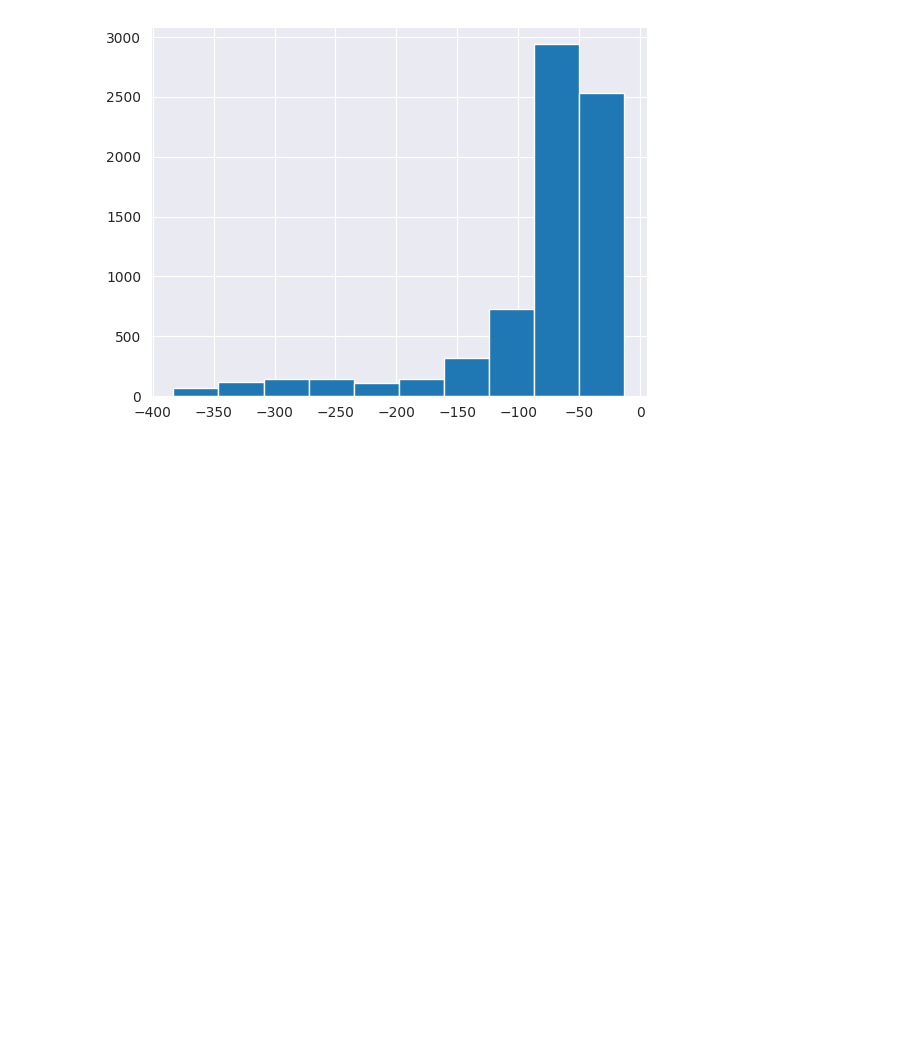
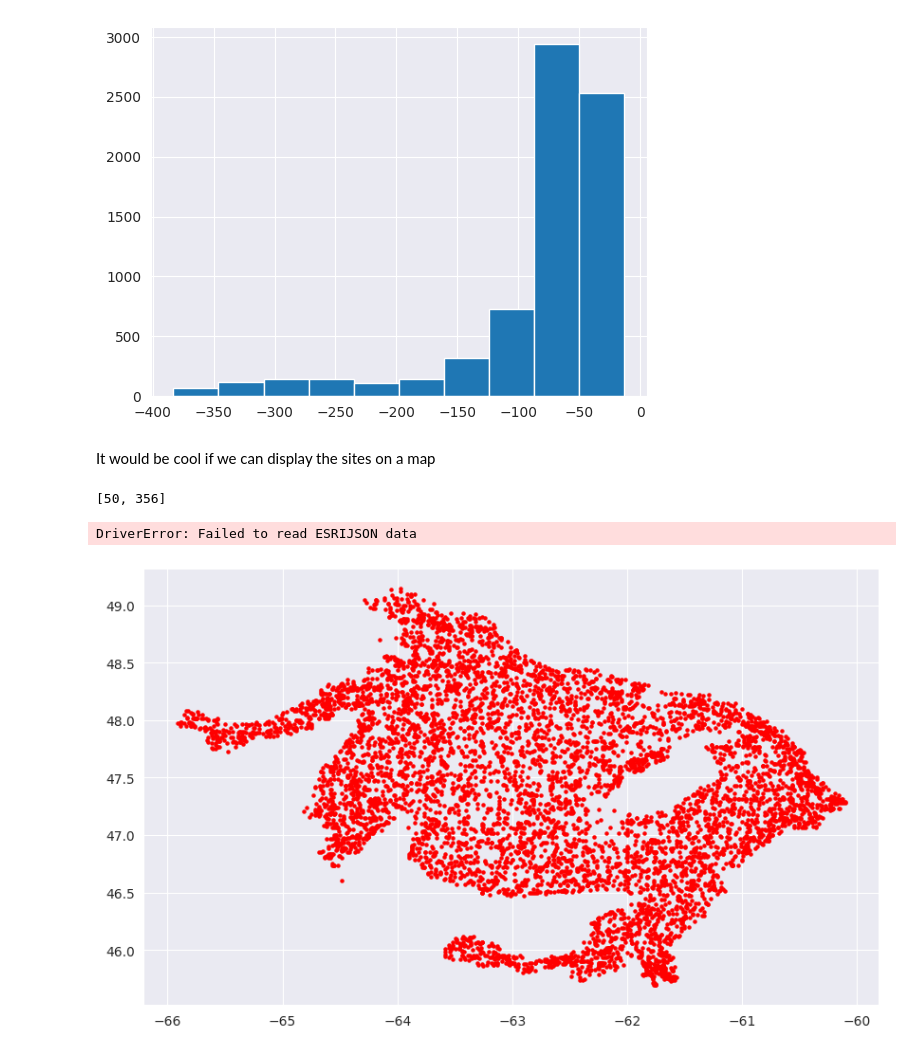
Before and after one commit to davjfish/WatspeedStatsGroupProject, a Jupyter notebook: analysis/Initial_Exploration_of_Data.ipynb, the cells around one changed output. Cells and saved outputs as stored; diff of their text form; code cells hidden in the pictures; blank space fills up the shorter version.

```diff
--- a/analysis/Initial_Exploration_of_Data.ipynb
+++ b/analysis/Initial_Exploration_of_Data.ipynb
@@ -358,3 +356,5 @@ set_df["elevation"].hist()
 # %% [output]
 <Axes: >
 [figure]
+# %% [markdown]
+It would be cool if we can display the sites on a map
@@ -360,0 +381,27 @@ set_df["elevation"].hist()
+# %%
+marker.location
+# %% [output]
+[50, 356]
+# %%
+import pandas as pd
+from shapely.geometry import Point
+import geopandas as gpd
+from geopandas import GeoDataFrame
+
+geometry = [Point(xy) for xy in zip(set_df['longitude'], set_df['latitude'])]
+gdf = GeoDataFrame(set_df, geometry=geometry)
+fig, ax = plt.subplots(figsize=(10,10))
+gdf.plot(ax=ax, color='red', markersize=5);
+
+canada = gpd.read_file("https://services.arcgis.com/mMUesHYPkXjaFGfS/ArcGIS/rest/services/Canada_Provinical_boundaries_April2022/FeatureServer/0?f=pjson")
+
+
+#
+# fig.suptitle('Random locations', fontsize=12)
+# ax.set_xlabel('Longitude', fontsize=10)
+# ax.set_ylabel('Latitude', fontsize='medium')
+# ax.set_xlim((np.min(set_df["longitude"]),np.max(set_df["longitude"])))
+# ax.set_ylim((np.min(set_df["latitude"]),np.max(set_df["latitude"])))
+# %% [output]
+DriverError: Failed to read ESRIJSON data
+[figure, added]
```
Also changed, not shown: parts of 3 cells of this notebook.
